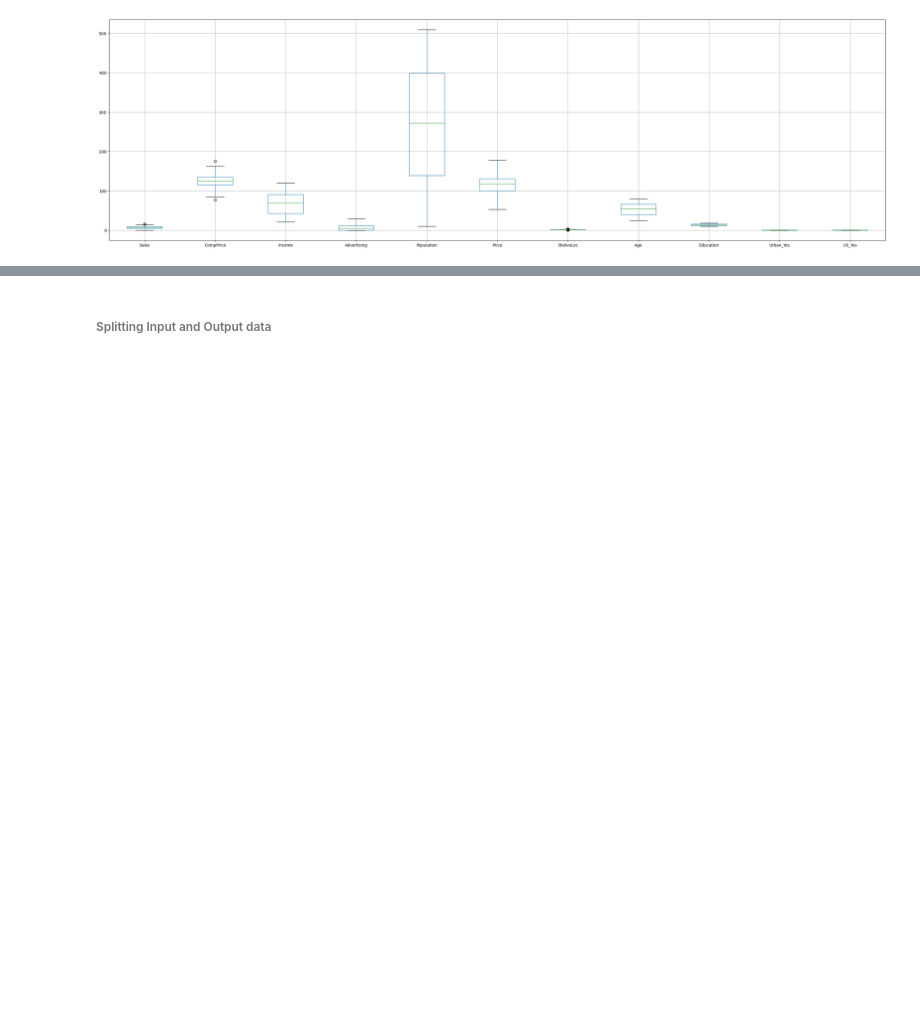
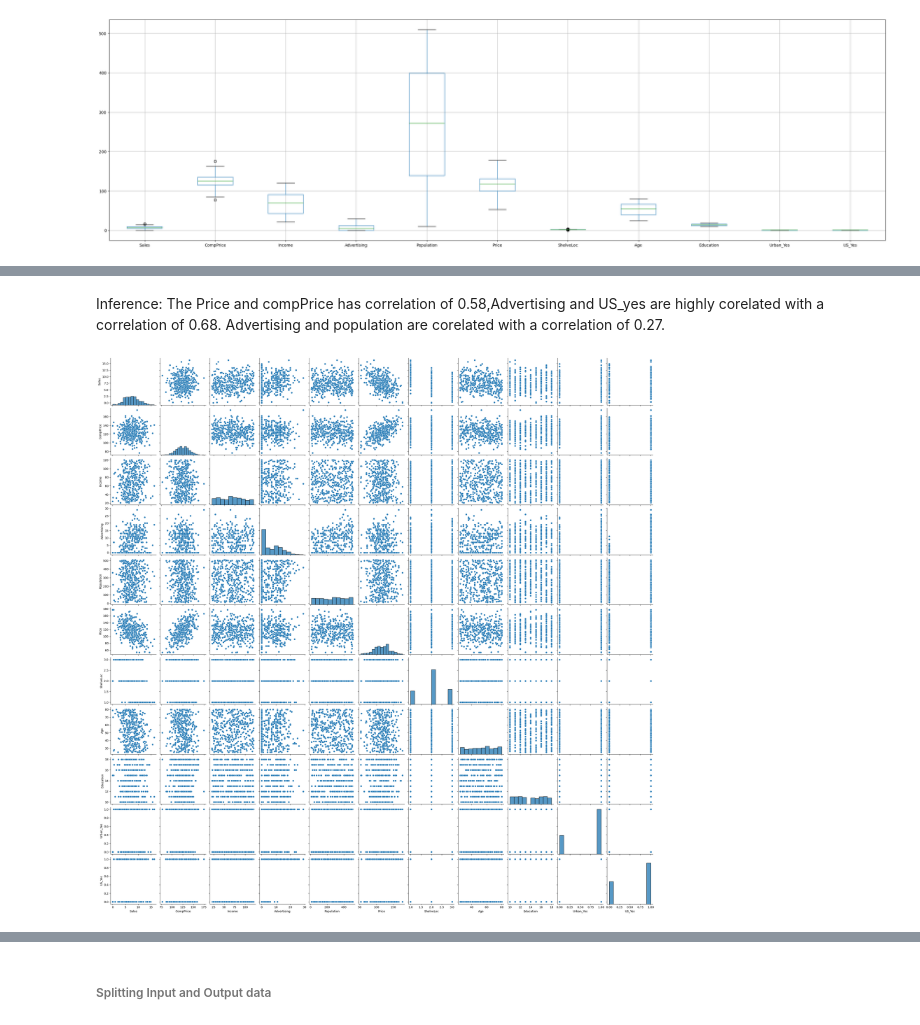
Before and after one commit to ananthu34/4902_Decision_Tree_ID3, a Jupyter notebook: Decision_Tree_Classification_ID3.ipynb, the cells around one changed output, grey strips where cells are left out. Drawn from its saved outputs; the diff is of its cells as text; code cells hidden in the pictures; blank space fills up the shorter version.

```diff
--- a/Decision_Tree_Classification_ID3.ipynb
+++ b/Decision_Tree_Classification_ID3.ipynb
@@ -248,0 +256,9 @@ plt.show()
+# %% [markdown]
+Inference:
+The Price and compPrice has correlation of 0.58,Advertising and US_yes are highly corelated with a correlation of 0.68.
+Advertising and population are corelated with a correlation of 0.27.
+# %%
+sns.pairplot(company_data)
+plt.show()
+# %% [output]
+[figure, added]
```
Also changed, not shown: parts of 7 cells of this notebook.
